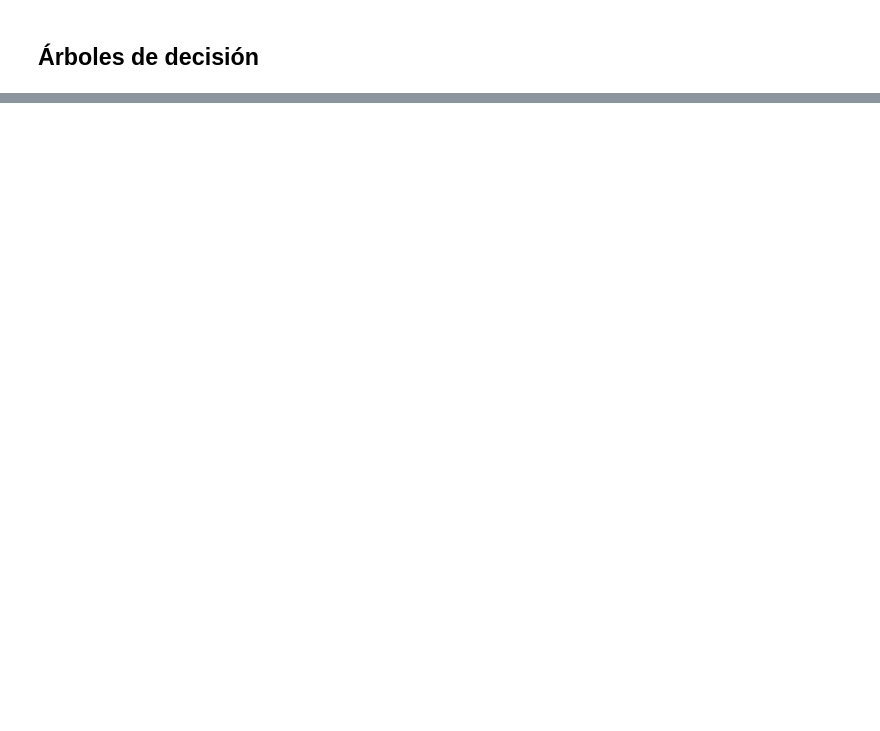
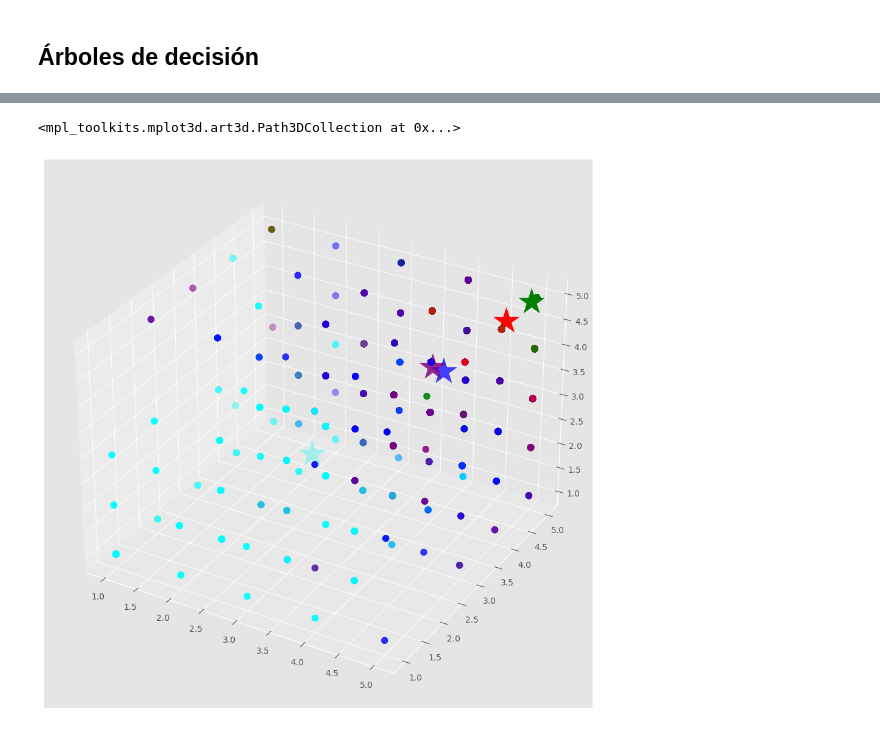
Before and after one commit to PameRuiz25/ActividadFormativaM2-Equipo2, a Jupyter notebook: Modelos.ipynb, the cells around one changed output, grey strips where cells are left out. Drawn from its saved outputs; the diff is of its cells as text; code cells hidden in the pictures; blank space fills up the shorter version.

```diff
--- a/Modelos.ipynb
+++ b/Modelos.ipynb
@@ -25,0 +323,9 @@ datos.head()
+# %%
+fig = plt.figure()
+ax = Axes3D(fig)
+colores=['blue','red','green','blue','cyan','yellow','orange','black','pink','brown','purple']
+#NOTA: asignamos la posición cero del array repetida pues las categorias comienzan en id 1.
+asignar=[]
+for row in y:
+    asignar.append(colores[row])
+ax.scatter(X[:, 0], X[:, 1], X[:, 2], c=asignar,s=60)
@@ -25,0 +348,4 @@ datos.head()
+# %%
+kmeans = KMeans(n_clusters=5).fit(X)
+centroids = kmeans.cluster_centers_
+print(centroids)
@@ -25,0 +368,17 @@ datos.head()
+# %%
+# Obtenemos las etiquetas de cada punto de nuestros datos
+labels = kmeans.predict(X)
+# Obtenemos los centroids
+C = kmeans.cluster_centers_
+colores=['red','green','blue', 'cyan', 'purple']
+asignar=[]
+for row in labels:
+    asignar.append(colores[row])
+
+fig = plt.figure()
+ax = Axes3D(fig)
+ax.scatter(X[:, 0], X[:, 1], X[:, 2], c=asignar,s=60)
+ax.scatter(C[:, 0], C[:, 1], C[:, 2], marker='*', c=colores, s=1000)
+# %% [output]
+<mpl_toolkits.mplot3d.art3d.Path3DCollection at 0x...>
+[figure, added]
```
Also changed, not shown: parts of 44 cells of this notebook, 3 other files.
